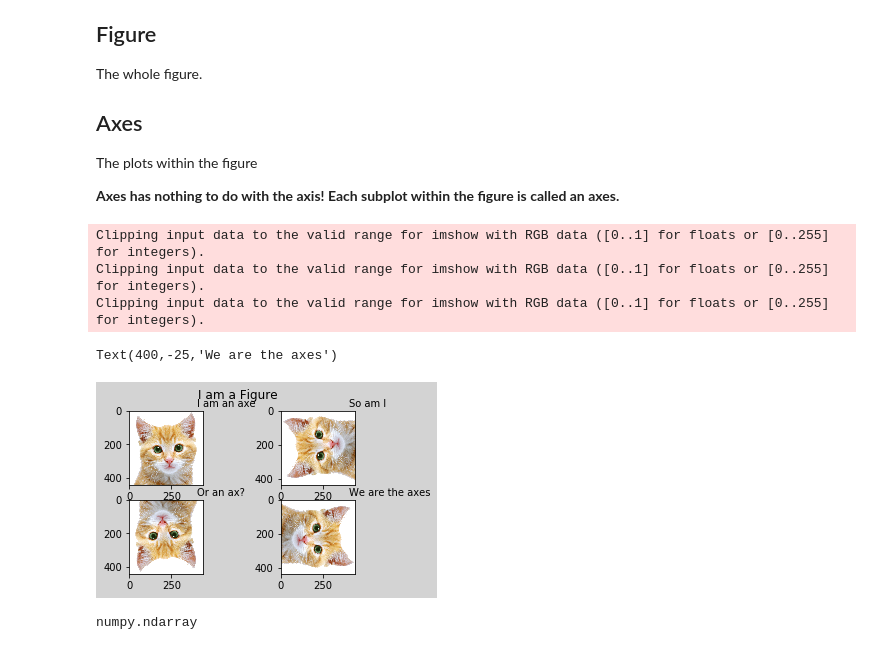
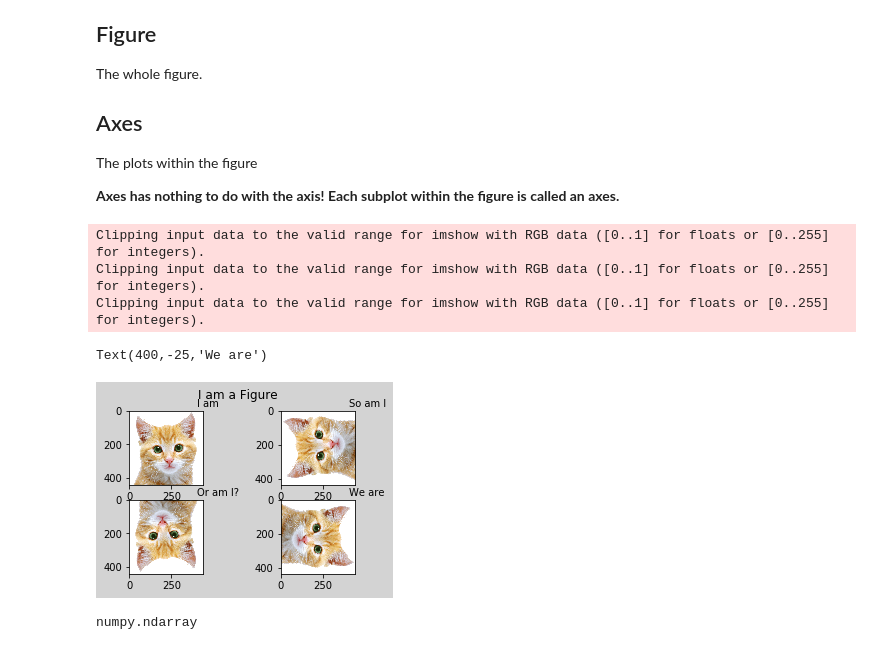
Before and after one commit to CGATOxford/Notebooks, a Jupyter notebook: Tutorials/MatPlotLib_tutorial.ipynb, the cells around one changed output. Saved outputs shown, nothing was run; the diff lists cells and outputs as text; code cells hidden in the pictures.

```diff
--- a/Tutorials/MatPlotLib_tutorial.ipynb
+++ b/Tutorials/MatPlotLib_tutorial.ipynb
@@ -30,31 +30,31 @@ The plots within the figure
 # %%
 # Parts of a figure (don't worry about the code)
 img = mpimg.imread('http://www.pngall.com/wp-content/uploads/2016/05/Kitten-Free-Download-PNG.png')
 fig = plt.figure()
 fig.patch.set_facecolor("lightgrey")
 
 fig.suptitle("I am a Figure")
 
 axe1 = fig.add_subplot(221)
 axe2 = fig.add_subplot(222)
 axe3 = fig.add_subplot(223)
 axe4 = fig.add_subplot(224)
 
 axe1.imshow(img)
 axe2.imshow(ndimage.rotate(img, 90))
 axe3.imshow(ndimage.rotate(img, 180))
 axe4.imshow(ndimage.rotate(img, 270))
 
-axe1.text(400, -25, "I am an axe")
+axe1.text(400, -25, "I am")
 axe2.text(400, -25, "So am I")
-axe3.text(400, -25, "Or an ax?")
-axe4.text(400, -25, "We are the axes")
+axe3.text(400, -25, "Or am I?")
+axe4.text(400, -25, "We are")
 # %% [output]
 Clipping input data to the valid range for imshow with RGB data ([0..1] for floats or [0..255] for integers).
 Clipping input data to the valid range for imshow with RGB data ([0..1] for floats or [0..255] for integers).
 Clipping input data to the valid range for imshow with RGB data ([0..1] for floats or [0..255] for integers).
-Text(400,-25,'We are the axes')
+Text(400,-25,'We are')
-[figure, old version]
+[figure, new version]
 # %%
 type(img.T)
 # %% [output]
```
Also changed, not shown: parts of 31 cells of this notebook, 4 other files.
